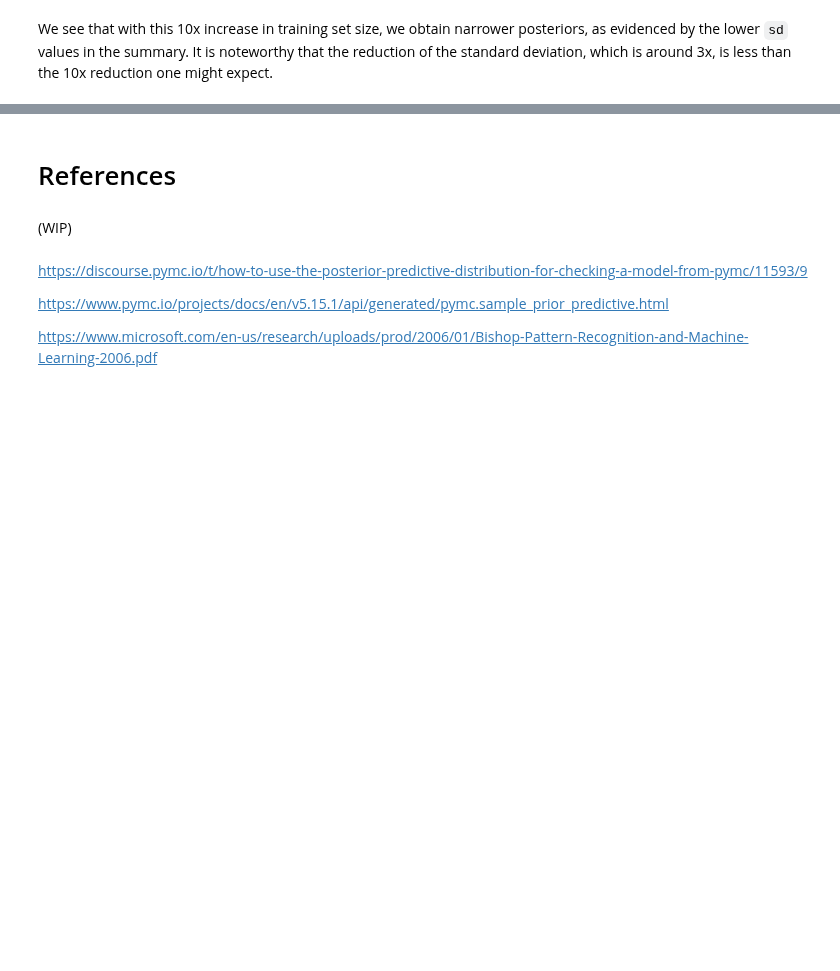
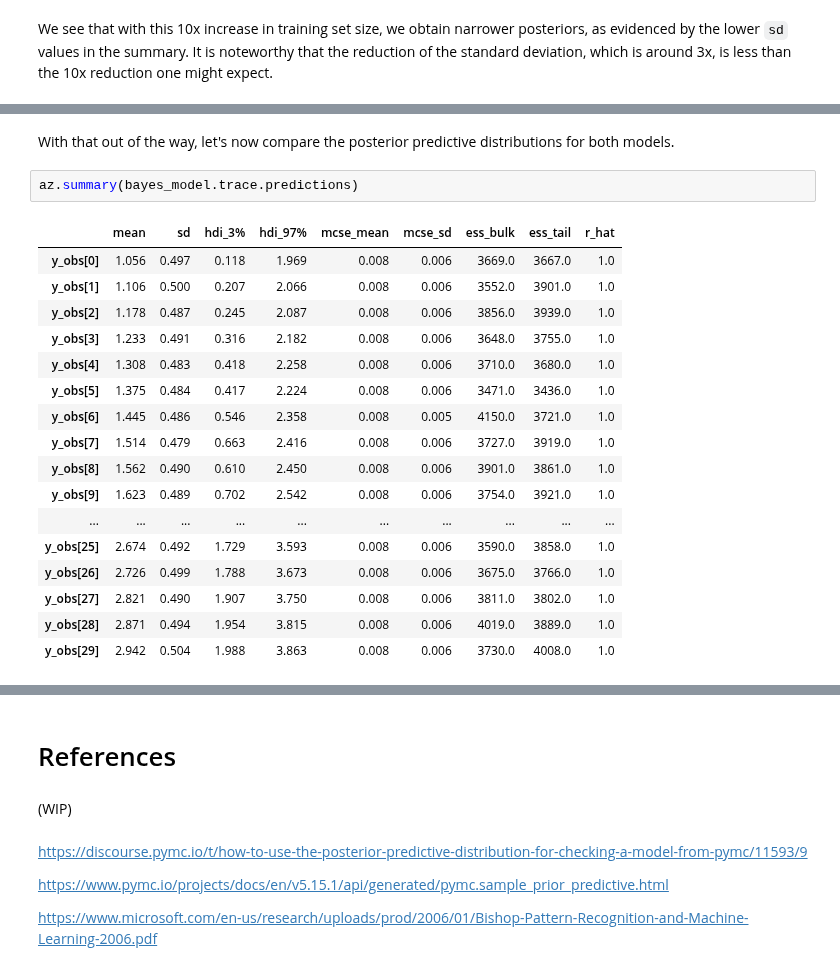
Before and after one commit to sktime/skpro, a Jupyter notebook: examples/04_BayesianLinearRegressor.ipynb, the cells around one changed output, grey strips where cells are left out. Saved outputs shown, nothing was run; the diff lists cells and outputs as text; blank space fills up the shorter version.

Commit message:
Updated experiment to also look into posterior predictive

```diff
--- a/examples/04_BayesianLinearRegressor.ipynb
+++ b/examples/04_BayesianLinearRegressor.ipynb
@@ -579,0 +590,22 @@ bayes_model.get_posterior_summary()/bayes_model_500.get_posterior_summary()
+# %% [markdown]
+With that out of the way, let's now compare the posterior predictive distributions for both models.
+# %%
+az.summary(bayes_model.trace.predictions)
+# %% [output]
+|  | mean | sd | hdi_3% | hdi_97% | mcse_mean | mcse_sd | ess_bulk | ess_tail | r_hat |
+| y_obs[0] | 1.056 | 0.497 | 0.118 | 1.969 | 0.008 | 0.006 | 3669.0 | 3667.0 | 1.0 |
+| y_obs[1] | 1.106 | 0.500 | 0.207 | 2.066 | 0.008 | 0.006 | 3552.0 | 3901.0 | 1.0 |
+| y_obs[2] | 1.178 | 0.487 | 0.245 | 2.087 | 0.008 | 0.006 | 3856.0 | 3939.0 | 1.0 |
+| y_obs[3] | 1.233 | 0.491 | 0.316 | 2.182 | 0.008 | 0.006 | 3648.0 | 3755.0 | 1.0 |
+| y_obs[4] | 1.308 | 0.483 | 0.418 | 2.258 | 0.008 | 0.006 | 3710.0 | 3680.0 | 1.0 |
+| y_obs[5] | 1.375 | 0.484 | 0.417 | 2.224 | 0.008 | 0.006 | 3471.0 | 3436.0 | 1.0 |
+| y_obs[6] | 1.445 | 0.486 | 0.546 | 2.358 | 0.008 | 0.005 | 4150.0 | 3721.0 | 1.0 |
+| y_obs[7] | 1.514 | 0.479 | 0.663 | 2.416 | 0.008 | 0.006 | 3727.0 | 3919.0 | 1.0 |
+| y_obs[8] | 1.562 | 0.490 | 0.610 | 2.450 | 0.008 | 0.006 | 3901.0 | 3861.0 | 1.0 |
+| y_obs[9] | 1.623 | 0.489 | 0.702 | 2.542 | 0.008 | 0.006 | 3754.0 | 3921.0 | 1.0 |
+| ... | ... | ... | ... | ... | ... | ... | ... | ... | ... |
+| y_obs[25] | 2.674 | 0.492 | 1.729 | 3.593 | 0.008 | 0.006 | 3590.0 | 3858.0 | 1.0 |
+| y_obs[26] | 2.726 | 0.499 | 1.788 | 3.673 | 0.008 | 0.006 | 3675.0 | 3766.0 | 1.0 |
+| y_obs[27] | 2.821 | 0.490 | 1.907 | 3.750 | 0.008 | 0.006 | 3811.0 | 3802.0 | 1.0 |
+| y_obs[28] | 2.871 | 0.494 | 1.954 | 3.815 | 0.008 | 0.006 | 4019.0 | 3889.0 | 1.0 |
+| y_obs[29] | 2.942 | 0.504 | 1.988 | 3.863 | 0.008 | 0.006 | 3730.0 | 4008.0 | 1.0 |
```
Also changed, not shown: parts of 30 cells of this notebook.
